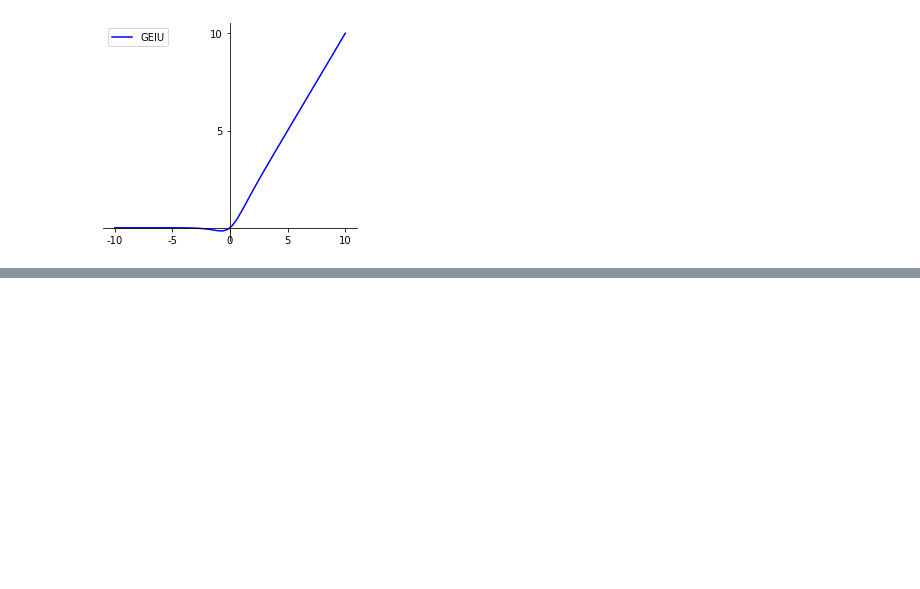
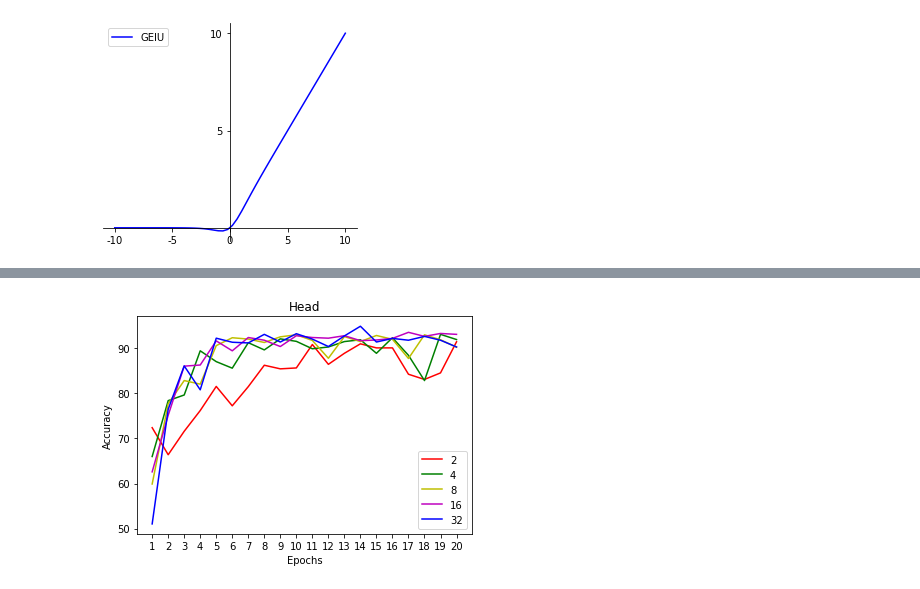
Before and after one commit to JoshuaXueJH/5100_eye_clinic, a Jupyter notebook: eye_clinic.ipynb, the cells around one changed output, grey strips where cells are left out. Saved outputs shown, nothing was run; the diff lists cells and outputs as text; code cells hidden in the pictures; blank space fills up the shorter version.

```diff
--- a/eye_clinic.ipynb
+++ b/eye_clinic.ipynb
@@ -499,0 +532,14 @@ plt.show()
+# %%
+head_df = pd.read_csv('data/eye/head.csv', engine='python')
+plt.plot(head_df.iloc[0], color='r')
+plt.plot(head_df.iloc[1], color='g')
+plt.plot(head_df.iloc[2], color='y')
+plt.plot(head_df.iloc[3], color='m')
+plt.plot(head_df.iloc[4], color='b')
+plt.legend(["2","4","8","16","32"])
+plt.ylabel('Accuracy')
+plt.xlabel('Epochs')
+plt.title('Head')
+plt.show()
+# %% [output]
+[figure, added]
```
Also changed, not shown: parts of 3 cells of this notebook.
